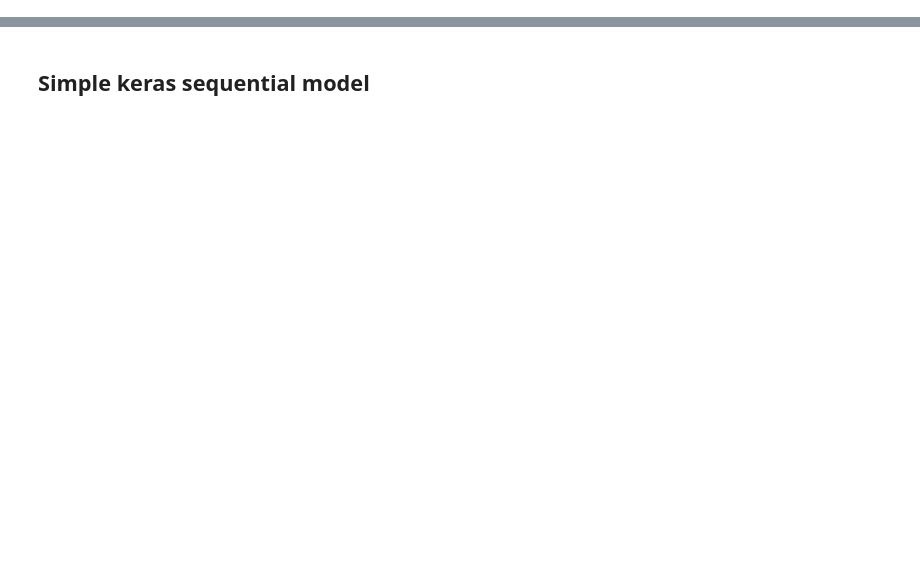
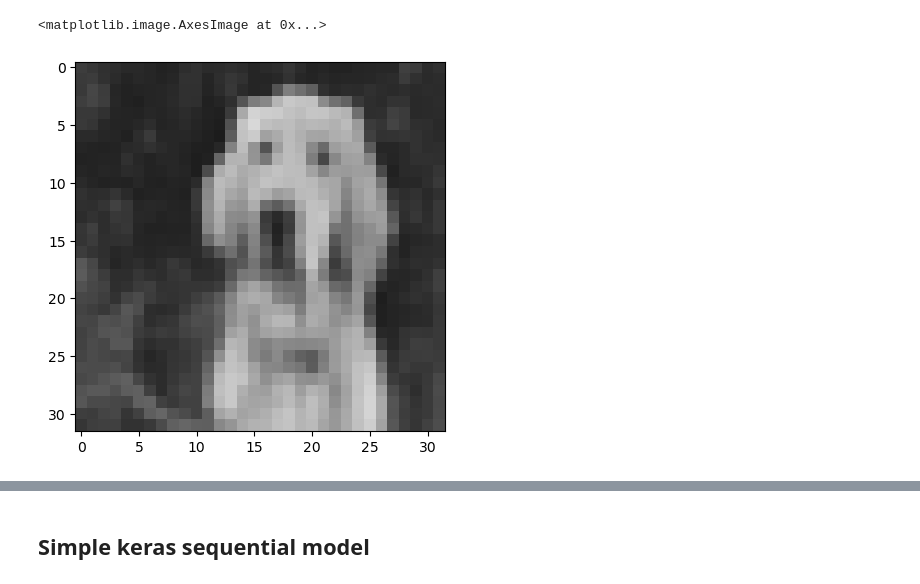
Before and after one commit to SawickiBartosz/DeepLearning2023, a Jupyter notebook: Project1/Nets_training.ipynb, the cells around one changed output, grey strips where cells are left out. Cells and saved outputs as stored; diff of their text form; code cells hidden in the pictures; blank space fills up the shorter version.

```diff
--- a/Project1/Nets_training.ipynb
+++ b/Project1/Nets_training.ipynb
@@ -70,5 +109,7 @@ X.shape, y.shape
 # %%
 plt.imshow(X[3].numpy().astype(int))
-plt.xlabel(train_labels_df.codes.cat.categories[np.argwhere(y[3].numpy()).flatten()])
+# %% [output]
+<matplotlib.image.AxesImage at 0x...>
+[figure, added]
 # %%
 y[3]
```
Also changed, not shown: parts of 14 cells of this notebook, 1 other file.
